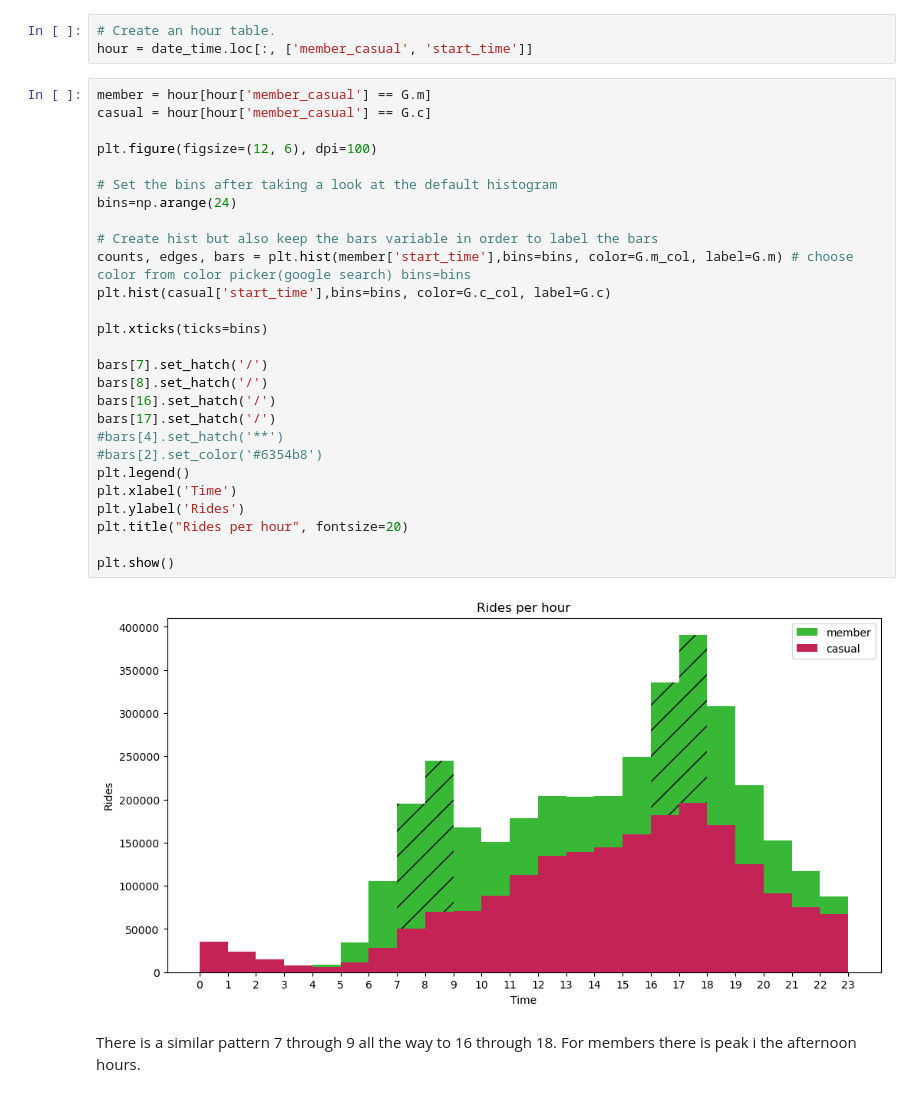
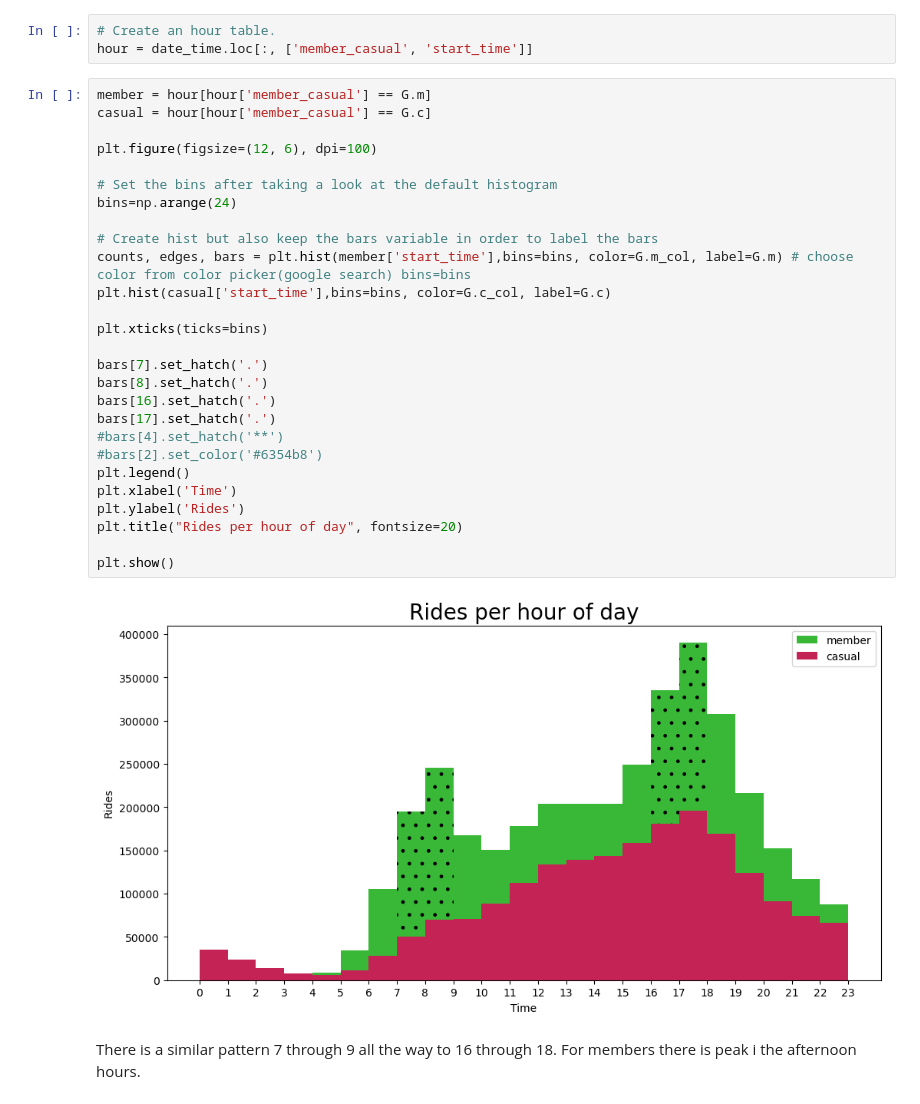
Before and after one commit to ntinasf/Personal-Project-DA, a Jupyter notebook: analysis.ipynb, the cells around one changed output. Drawn from its saved outputs; the diff is of its cells as text.

```diff
--- a/analysis.ipynb
+++ b/analysis.ipynb
@@ -209,32 +215,32 @@ hour = date_time.loc[:, ['member_casual', 'start_time']]
 # %%
 member = hour[hour['member_casual'] == G.m]
 casual = hour[hour['member_casual'] == G.c]
 
 plt.figure(figsize=(12, 6), dpi=100)
 
 # Set the bins after taking a look at the default histogram
 bins=np.arange(24)
 
 # Create hist but also keep the bars variable in order to label the bars
 counts, edges, bars = plt.hist(member['start_time'],bins=bins, color=G.m_col, label=G.m) # choose color from color picker(google search) bins=bins
 plt.hist(casual['start_time'],bins=bins, color=G.c_col, label=G.c)
 
 plt.xticks(ticks=bins)
 
-bars[7].set_hatch('/')
-bars[8].set_hatch('/')
-bars[16].set_hatch('/')
-bars[17].set_hatch('/')
+bars[7].set_hatch('.')
+bars[8].set_hatch('.')
+bars[16].set_hatch('.')
+bars[17].set_hatch('.')
 #bars[4].set_hatch('**')
 #bars[2].set_color('#6354b8')
 plt.legend()
 plt.xlabel('Time')
 plt.ylabel('Rides')
-plt.title("Rides per hour", fontsize=20)
+plt.title("Rides per hour of day", fontsize=20)
 
 plt.show()
 # %% [output]
-[figure, old version]
+[figure, new version]
 # %% [markdown]
 There is a similar pattern 7 through 9 all the way to 16 through 18. For members there is peak i the afternoon hours.
 # %% [markdown]
```
Also changed, not shown: parts of 40 cells of this notebook, 3 other files.
